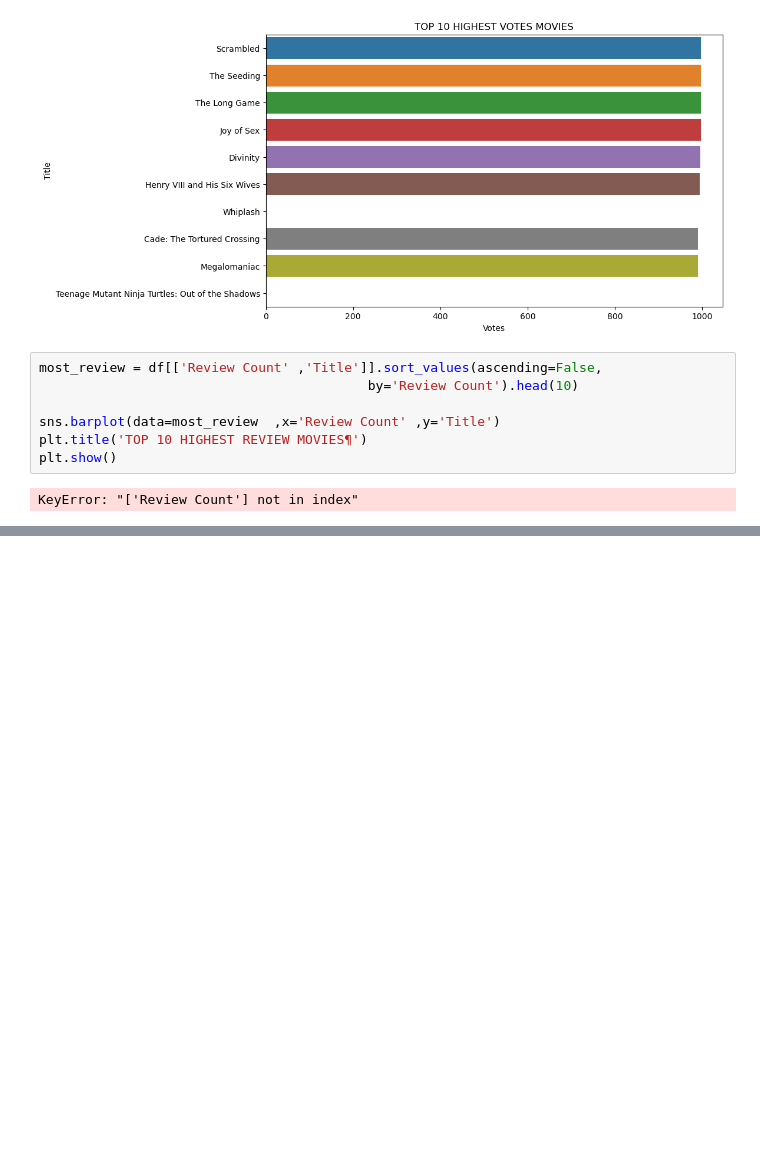
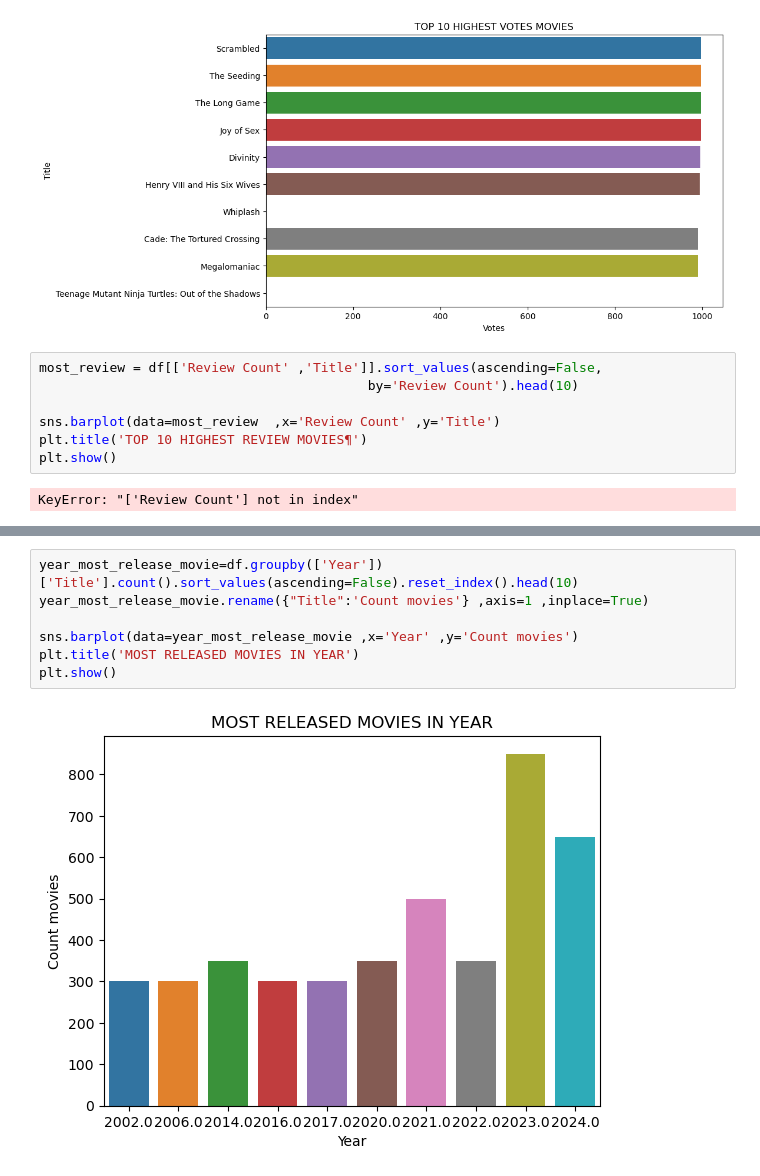
Before and after one commit to AbeerAkram1/Ai-Project, a Jupyter notebook: TRY.ipynb, the cells around one changed output, grey strips where cells are left out. Cells and saved outputs as stored; diff of their text form; blank space fills up the shorter version.

```diff
--- a/TRY.ipynb
+++ b/TRY.ipynb
@@ -426,0 +554,9 @@ plt.show()
+# %%
+year_most_release_movie=df.groupby(['Year'])['Title'].count().sort_values(ascending=False).reset_index().head(10)
+year_most_release_movie.rename({"Title":'Count movies'} ,axis=1 ,inplace=True)
+
+sns.barplot(data=year_most_release_movie ,x='Year' ,y='Count movies')
+plt.title('MOST RELEASED MOVIES IN YEAR')
+plt.show()
+# %% [output]
+[figure, added]
```
Also changed, not shown: parts of 9 cells of this notebook.
